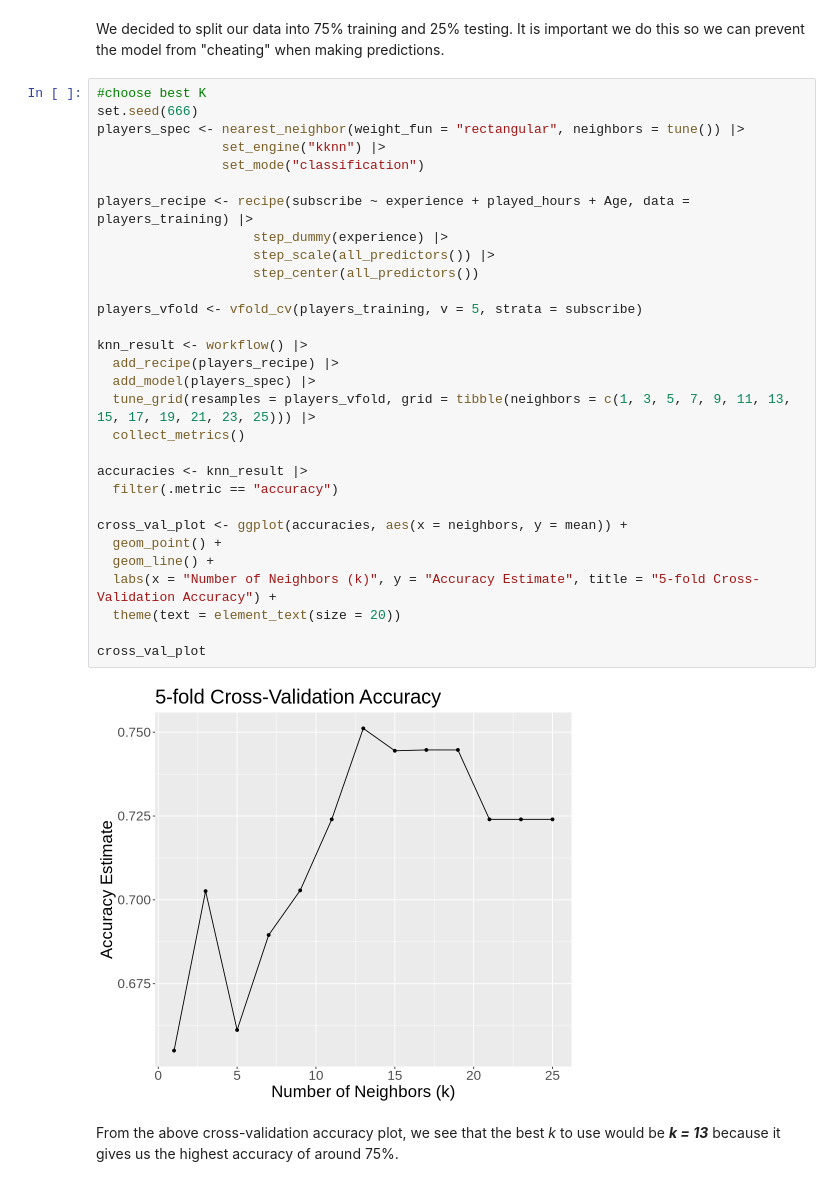
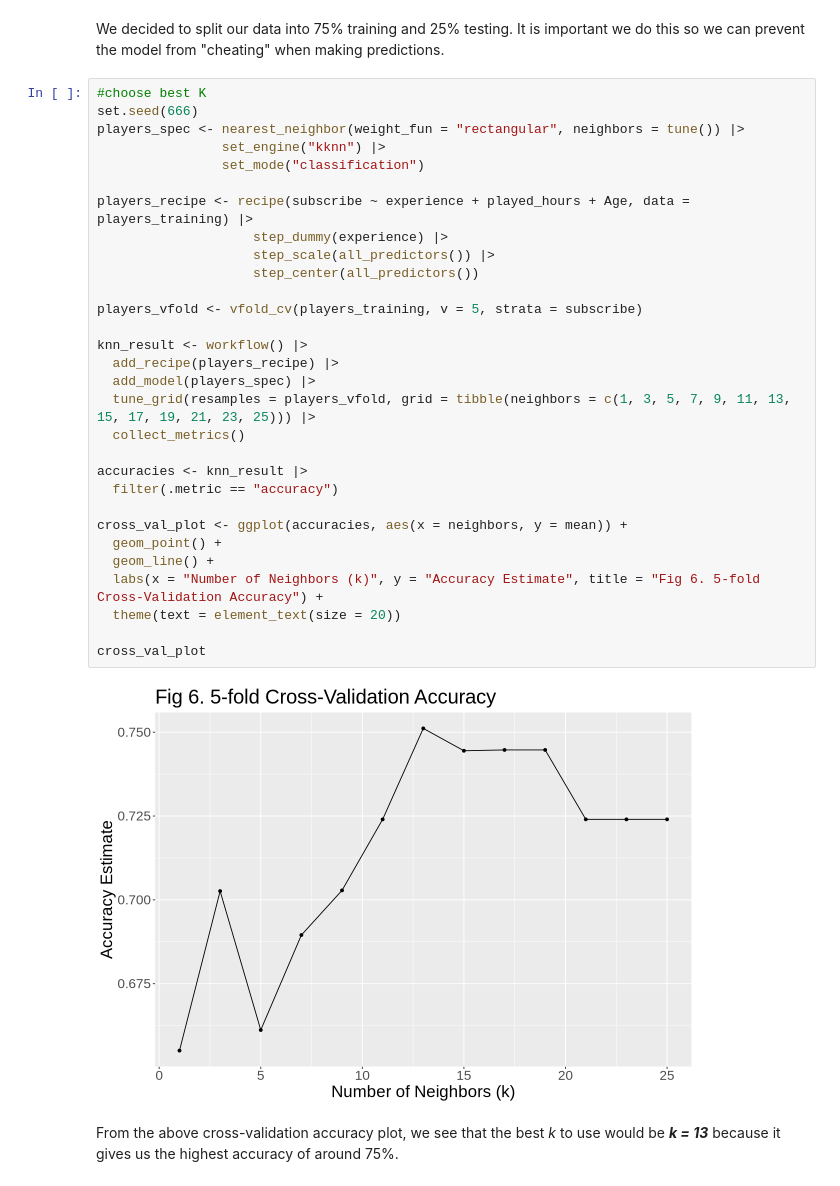
Before and after one commit to Jmmchai/Dsci-100-004-group02, a Jupyter notebook: Final Group Report.ipynb, the cells around one changed output. Drawn from its saved outputs; the diff is of its cells as text.

```diff
--- a/Final Group Report.ipynb
+++ b/Final Group Report.ipynb
@@ -186,35 +186,35 @@ We decided to split our data into 75% training and 25% testing. It is important
 # %%
 #choose best K
 set.seed(666)
 players_spec <- nearest_neighbor(weight_fun = "rectangular", neighbors = tune()) |>
                 set_engine("kknn") |>
                 set_mode("classification")
 
 players_recipe <- recipe(subscribe ~ experience + played_hours + Age, data = players_training) |>
                     step_dummy(experience) |>
                     step_scale(all_predictors()) |>
                     step_center(all_predictors())
 
 players_vfold <- vfold_cv(players_training, v = 5, strata = subscribe)
 
 knn_result <- workflow() |>
   add_recipe(players_recipe) |>
   add_model(players_spec) |>
   tune_grid(resamples = players_vfold, grid = tibble(neighbors = c(1, 3, 5, 7, 9, 11, 13, 15, 17, 19, 21, 23, 25))) |>
   collect_metrics()
 
 accuracies <- knn_result |>
   filter(.metric == "accuracy")
 
 cross_val_plot <- ggplot(accuracies, aes(x = neighbors, y = mean)) +
   geom_point() +
   geom_line() +
-  labs(x = "Number of Neighbors (k)", y = "Accuracy Estimate", title = "5-fold Cross-Validation Accuracy") +
+  labs(x = "Number of Neighbors (k)", y = "Accuracy Estimate", title = "Fig 6. 5-fold Cross-Validation Accuracy") +
   theme(text = element_text(size = 20))
 
 cross_val_plot
 # %% [output]
-[figure, old version]
+[figure, new version]
 # %% [markdown]
 From the above cross-validation accuracy plot, we see that the best *k* to use would be ***k = 13*** because it gives us the highest accuracy of around 75%.
 # %%
```
Also changed, not shown: parts of 7 cells of this notebook.
